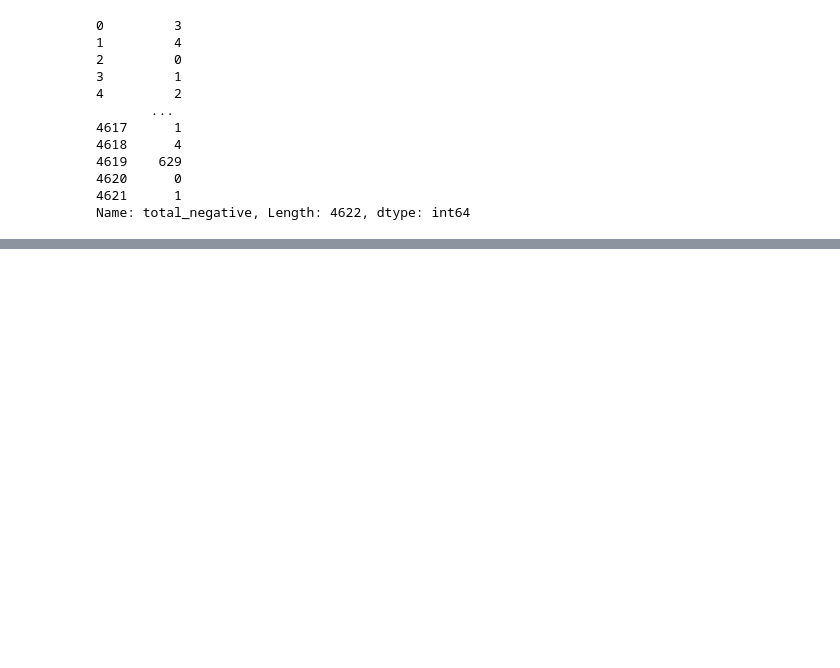
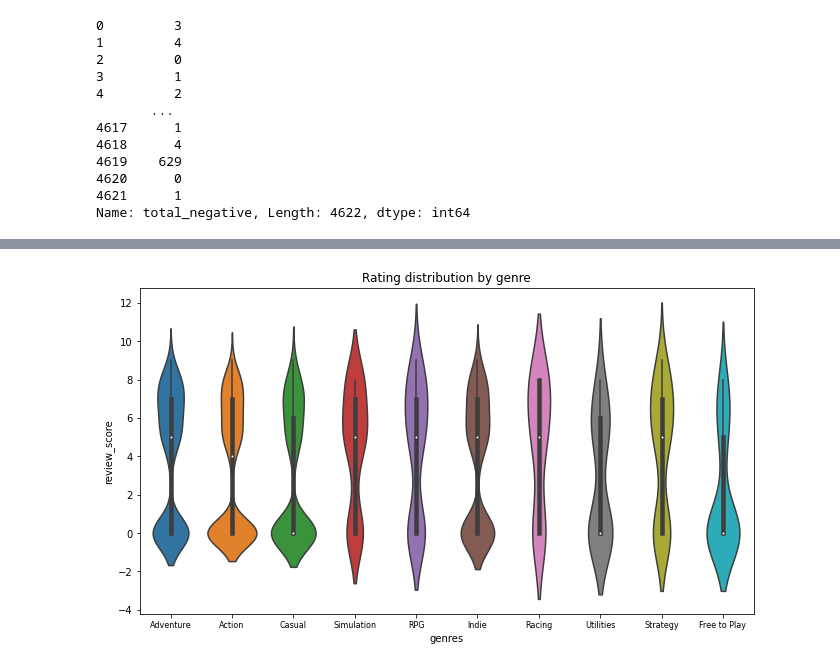
Before and after one commit to eceboran/steam_analytics, a Jupyter notebook: Code/Data Exploration/plots.ipynb, the cells around one changed output, grey strips where cells are left out. Cells and saved outputs as stored; diff of their text form; code cells hidden in the pictures; blank space fills up the shorter version.

Commit message:
plots

```diff
--- a/Code/Data Exploration/plots.ipynb
+++ b/Code/Data Exploration/plots.ipynb
@@ -174,0 +192,4 @@ df.detailed_description[3]
+# %%
+df = df.dropna(subset=["genres"])
+# %%
+df.genres = df.genres.apply(lambda x:x[0])
@@ -174,0 +198,3 @@ df.detailed_description[3]
+# %%
+df.genres = df.genres.apply(lambda x:x["description"])
+df.genres
@@ -174,0 +219,2 @@ df.detailed_description[3]
+# %%
+df = df.drop(index=df.loc[df.genres.isin(list(df.genres.value_counts().index[:10]))==False, :].index)
@@ -174,0 +237,8 @@ df.detailed_description[3]
+# %%
+fig, ax = plt.subplots(figsize=(11,6))
+sns.violinplot(x='genres', y='review_score', data=df, ax=ax)
+ax.tick_params(axis='x', labelsize=8)
+ax.set_title("Rating distribution by genre")
+plt.show()
+# %% [output]
+[figure, added]
```
Also changed, not shown: parts of 16 cells of this notebook, 2 other files.
